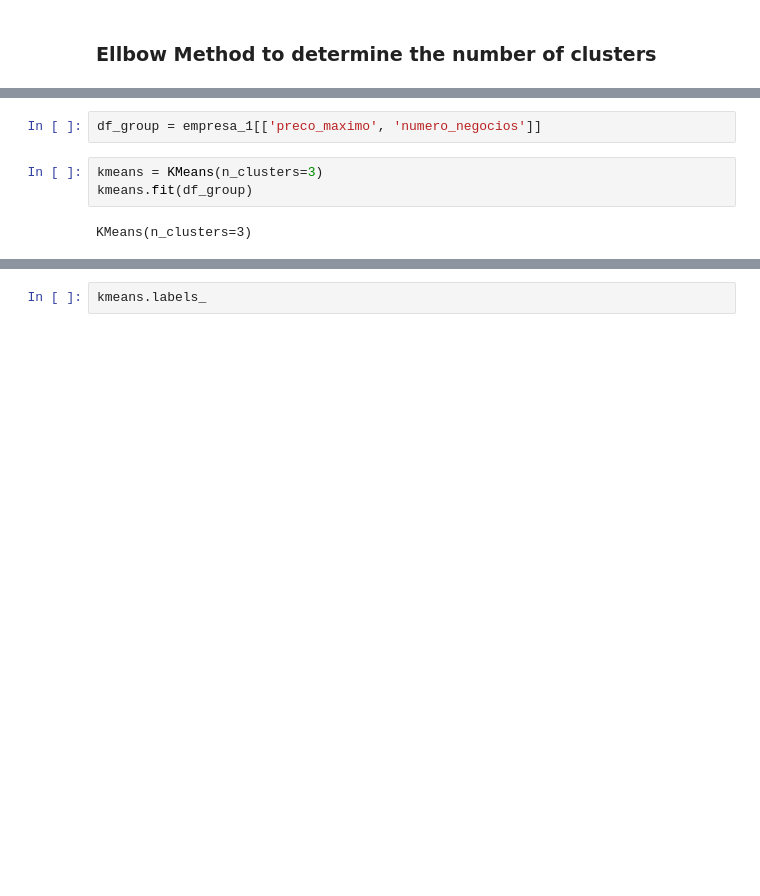
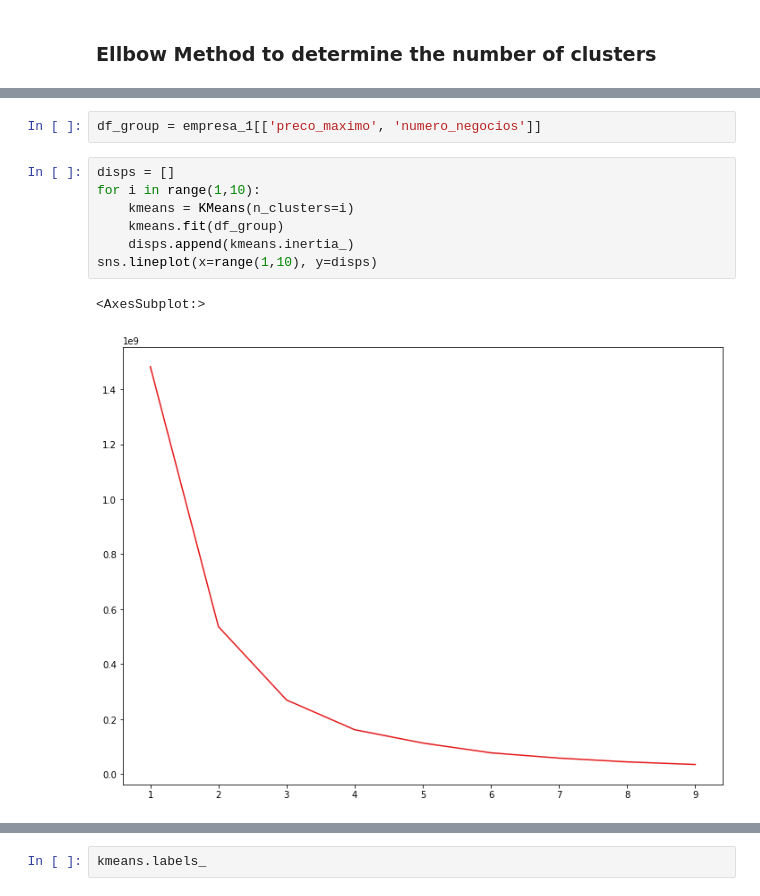
Before and after one commit to data-science-ci/actions-price-analysis, a Jupyter notebook: bovespa-KMeans.ipynb, the cells around one changed output, grey strips where cells are left out. Drawn from its saved outputs; the diff is of its cells as text; blank space fills up the shorter version.

```diff
--- a/bovespa-KMeans.ipynb
+++ b/bovespa-KMeans.ipynb
@@ -715,7 +712,12 @@ KMeans(n_clusters=3)
-# %%
-df_group = empresa_1[['preco_maximo', 'numero_negocios']]
-# %%
-kmeans = KMeans(n_clusters=3)
-kmeans.fit(df_group)
-# %% [output]
-KMeans(n_clusters=3)
+# %%
+df_group = empresa_1[['preco_maximo', 'numero_negocios']]
+# %%
+disps = []
+for i in range(1,10):
+    kmeans = KMeans(n_clusters=i)
+    kmeans.fit(df_group)
+    disps.append(kmeans.inertia_)
+sns.lineplot(x=range(1,10), y=disps)
+# %% [output]
+<AxesSubplot:>
+[figure, added]
```
Also changed, not shown: parts of 4 cells of this notebook.
